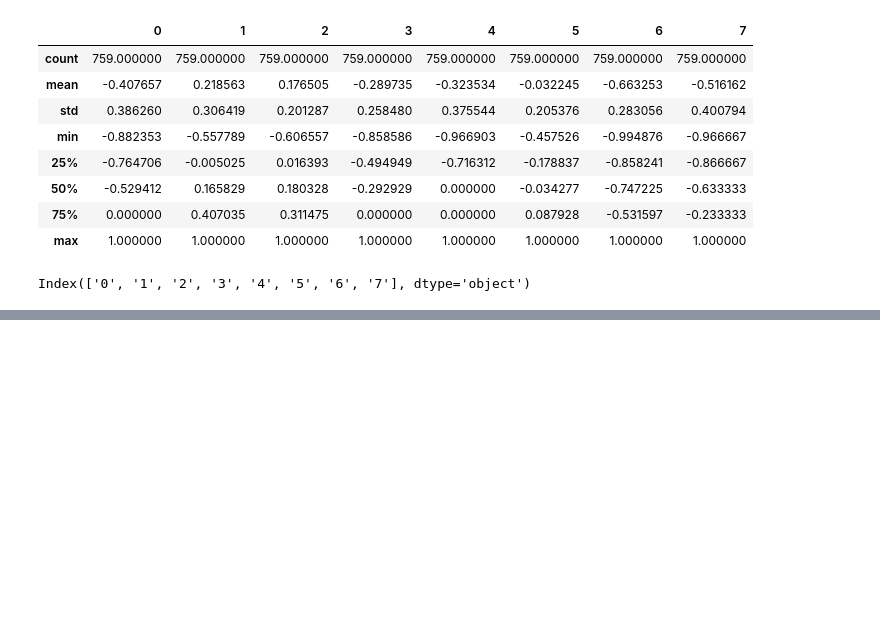
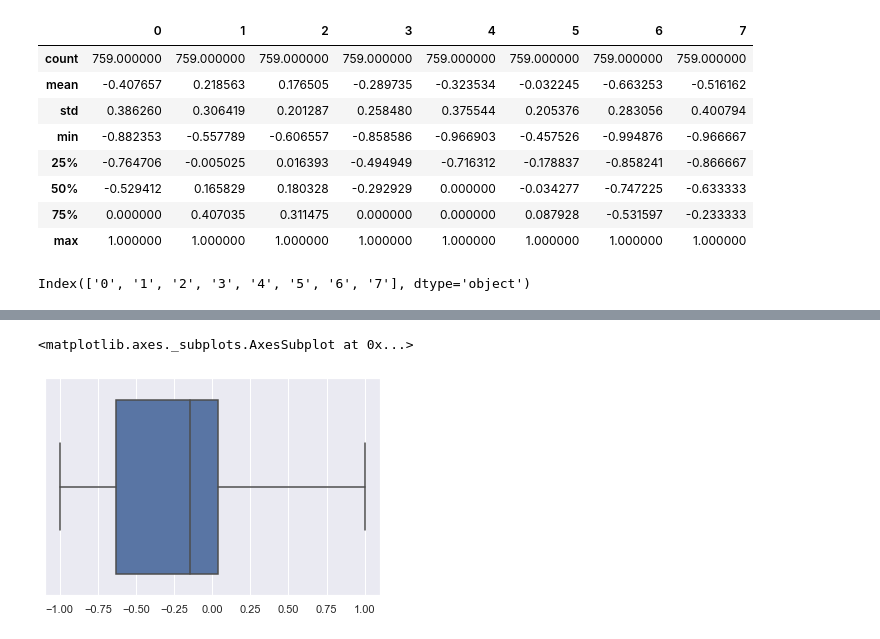
Before and after one commit to gon2gon2/first, a Jupyter notebook: ai_challenge/pretest/당뇨병(분류)/합쳐셔 확인해보기.ipynb, the cells around one changed output, grey strips where cells are left out. Cells and saved outputs as stored; diff of their text form; code cells hidden in the pictures; blank space fills up the shorter version.

```diff
--- a/ai_challenge/pretest/당뇨병(분류)/합쳐셔 확인해보기.ipynb
+++ b/ai_challenge/pretest/당뇨병(분류)/합쳐셔 확인해보기.ipynb
@@ -112,0 +134,5 @@ x_ticks = hap.columns
+# %%
+sns.boxplot(data=hap, )
+# %% [output]
+<matplotlib.axes._subplots.AxesSubplot at 0x...>
+[figure, added]
```
Also changed, not shown: parts of 7 cells of this notebook.
